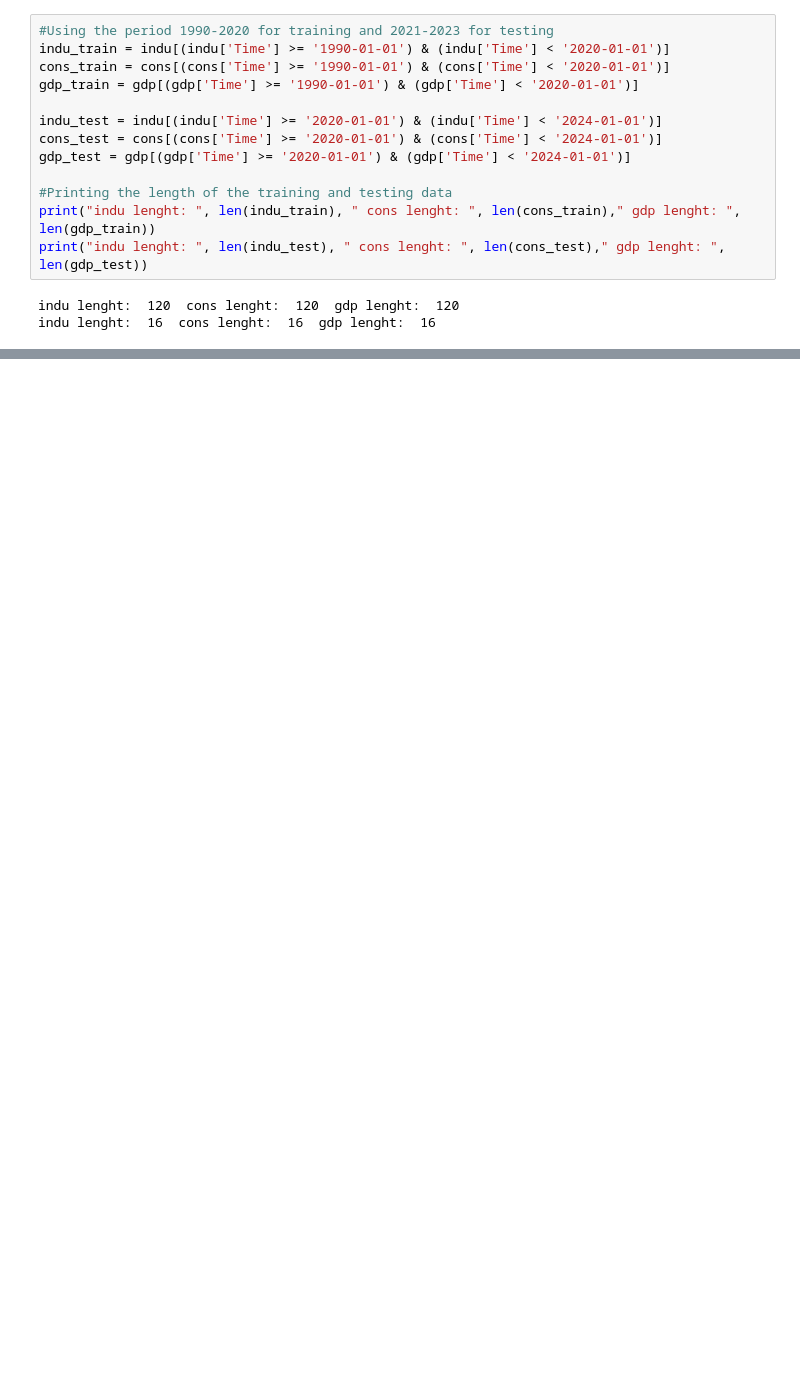
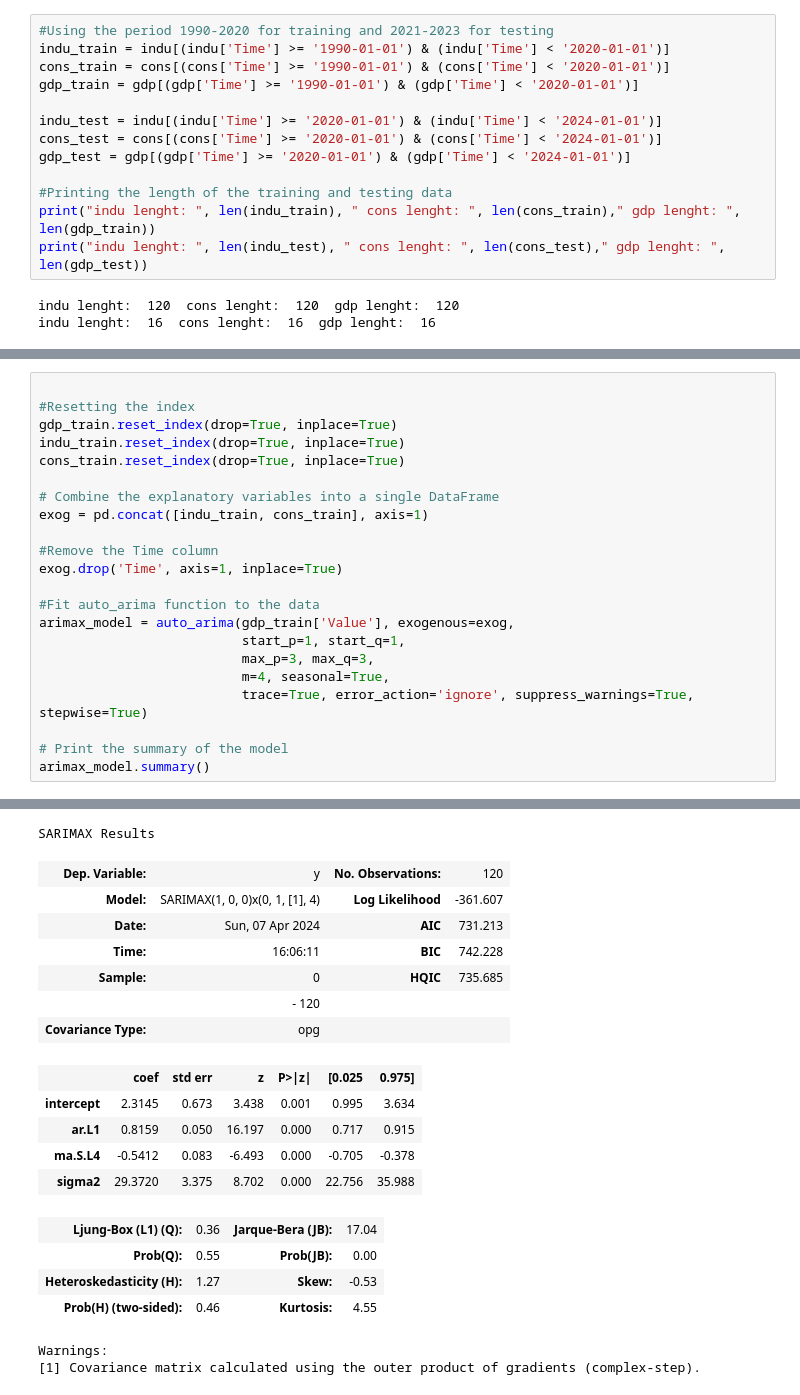
Before and after one commit to Madstn77/ML_Forecasting, a Jupyter notebook: Multi-step Forecasting/Sentiment_Survey_All_Q_Models/Post-Covid Models/SARIMAX model.ipynb, the cells around one changed output, grey strips where cells are left out. Saved outputs shown, nothing was run; the diff lists cells and outputs as text; blank space fills up the shorter version.

```diff
--- a/Multi-step Forecasting/Sentiment_Survey_All_Q_Models/Post-Covid Models/SARIMAX model.ipynb
+++ b/Multi-step Forecasting/Sentiment_Survey_All_Q_Models/Post-Covid Models/SARIMAX model.ipynb
@@ -136,0 +44,23 @@ Warnings:
+# %%
+
+#Resetting the index
+gdp_train.reset_index(drop=True, inplace=True)
+indu_train.reset_index(drop=True, inplace=True)
+cons_train.reset_index(drop=True, inplace=True)
+
+# Combine the explanatory variables into a single DataFrame
+exog = pd.concat([indu_train, cons_train], axis=1)
+
+#Remove the Time column
+exog.drop('Time', axis=1, inplace=True)
+
+#Fit auto_arima function to the data
+arimax_model = auto_arima(gdp_train['Value'], exogenous=exog,
+                          start_p=1, start_q=1,
+                          max_p=3, max_q=3,
+                          m=4, seasonal=True,
+                          trace=True, error_action='ignore', suppress_warnings=True, stepwise=True)
+
+# Print the summary of the model
+arimax_model.summary()
+# %% [output]
@@ -137,2 +84,21 @@ Warnings:
+SARIMAX Results
+| Dep. Variable: | y | No. Observations: | 120 |
+| Model: | SARIMAX(1, 0, 0)x(0, 1, [1], 4) | Log Likelihood | -361.607 |
+| Date: | Sun, 07 Apr 2024 | AIC | 731.213 |
+| Time: | 16:06:11 | BIC | 742.228 |
+| Sample: | 0 | HQIC | 735.685 |
+|  | - 120 |  |  |
+| Covariance Type: | opg |  |  |
+|  | coef | std err | z | P>|z| | [0.025 | 0.975] |
+| intercept | 2.3145 | 0.673 | 3.438 | 0.001 | 0.995 | 3.634 |
+| ar.L1 | 0.8159 | 0.050 | 16.197 | 0.000 | 0.717 | 0.915 |
+| ma.S.L4 | -0.5412 | 0.083 | -6.493 | 0.000 | -0.705 | -0.378 |
+| sigma2 | 29.3720 | 3.375 | 8.702 | 0.000 | 22.756 | 35.988 |
+| Ljung-Box (L1) (Q): | 0.36 | Jarque-Bera (JB): | 17.04 |
+| Prob(Q): | 0.55 | Prob(JB): | 0.00 |
+| Heteroskedasticity (H): | 1.27 | Skew: | -0.53 |
+| Prob(H) (two-sided): | 0.46 | Kurtosis: | 4.55 |
+Warnings:
+[1] Covariance matrix calculated using the outer product of gradients (complex-step).
 # %%
 # Forecast 16 quarters ahead based on test indu and cons
```
Also changed, not shown: parts of 6 cells of this notebook.
